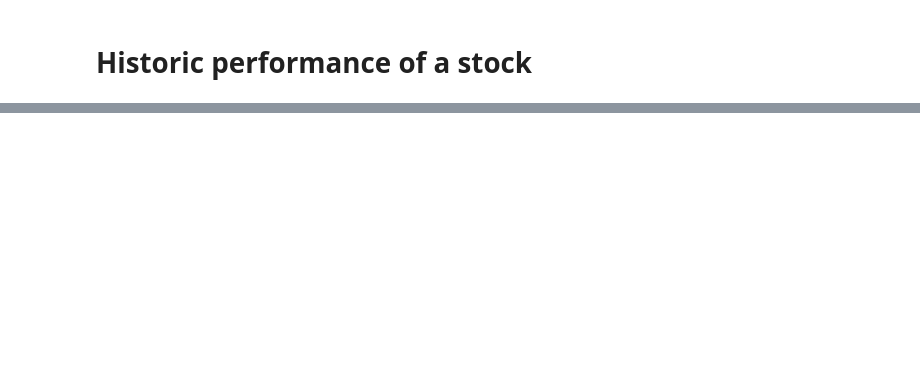
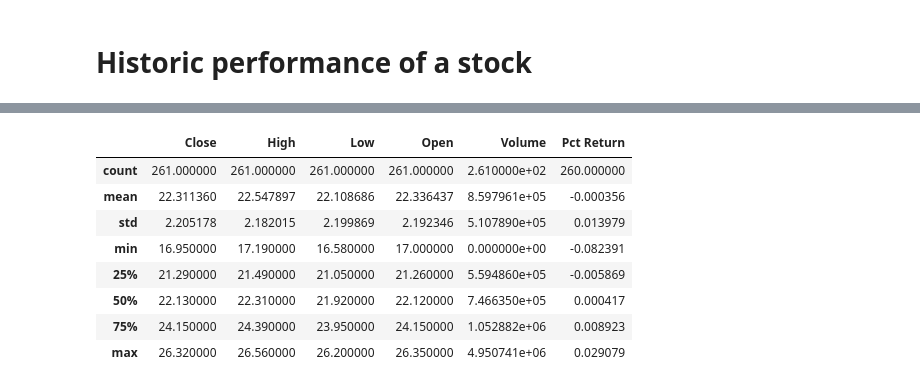
Before and after one commit to gcmallya85/AnalyzeStockPrices, a Jupyter notebook: AnalyzeStockPrices.ipynb, the cells around one changed output, grey strips where cells are left out. Cells and saved outputs as stored; diff of their text form; code cells hidden in the pictures; blank space fills up the shorter version.

```diff
--- a/AnalyzeStockPrices.ipynb
+++ b/AnalyzeStockPrices.ipynb
@@ -115,0 +145,19 @@ plt.show()
+# %%
+stocks
+# Calculates daily percentage return of other stocks
+PEGI['Pct Return'] = PEGI['Close'].pct_change()
+CAFD['Pct Return'] = CAFD['Close'].pct_change()
+BEP['Pct Return'] = BEP['Close'].pct_change()
+CVA['Pct Return'] = CVA['Close'].pct_change()
+# %%
+PEGI.describe()
+# %% [output]
+|  | Close | High | Low | Open | Volume | Pct Return |
+| count | 261.000000 | 261.000000 | 261.000000 | 261.000000 | 2.610000e+02 | 260.000000 |
+| mean | 22.311360 | 22.547897 | 22.108686 | 22.336437 | 8.597961e+05 | -0.000356 |
+| std | 2.205178 | 2.182015 | 2.199869 | 2.192346 | 5.107890e+05 | 0.013979 |
+| min | 16.950000 | 17.190000 | 16.580000 | 17.000000 | 0.000000e+00 | -0.082391 |
+| 25% | 21.290000 | 21.490000 | 21.050000 | 21.260000 | 5.594860e+05 | -0.005869 |
+| 50% | 22.130000 | 22.310000 | 21.920000 | 22.120000 | 7.466350e+05 | 0.000417 |
+| 75% | 24.150000 | 24.390000 | 23.950000 | 24.150000 | 1.052882e+06 | 0.008923 |
+| max | 26.320000 | 26.560000 | 26.200000 | 26.350000 | 4.950741e+06 | 0.029079 |
```
Also changed, not shown: parts of 16 cells of this notebook.
